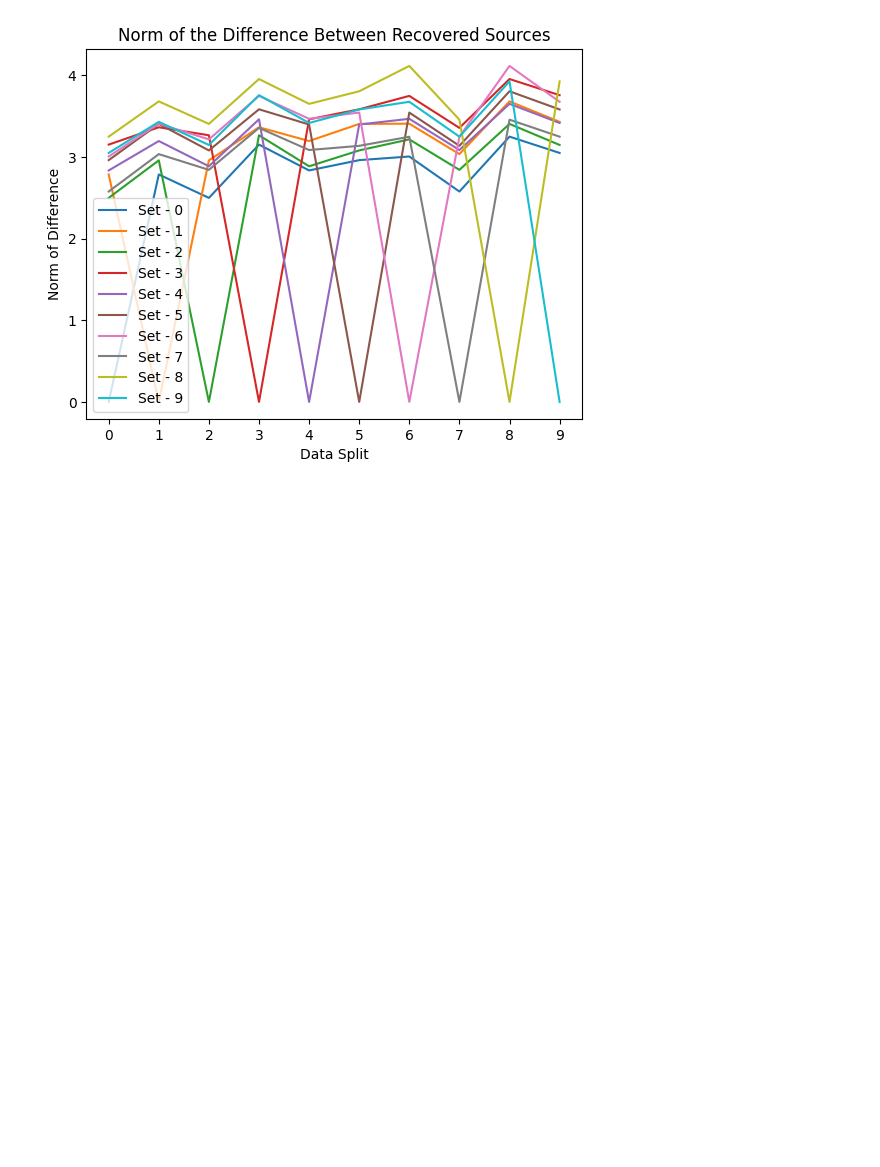
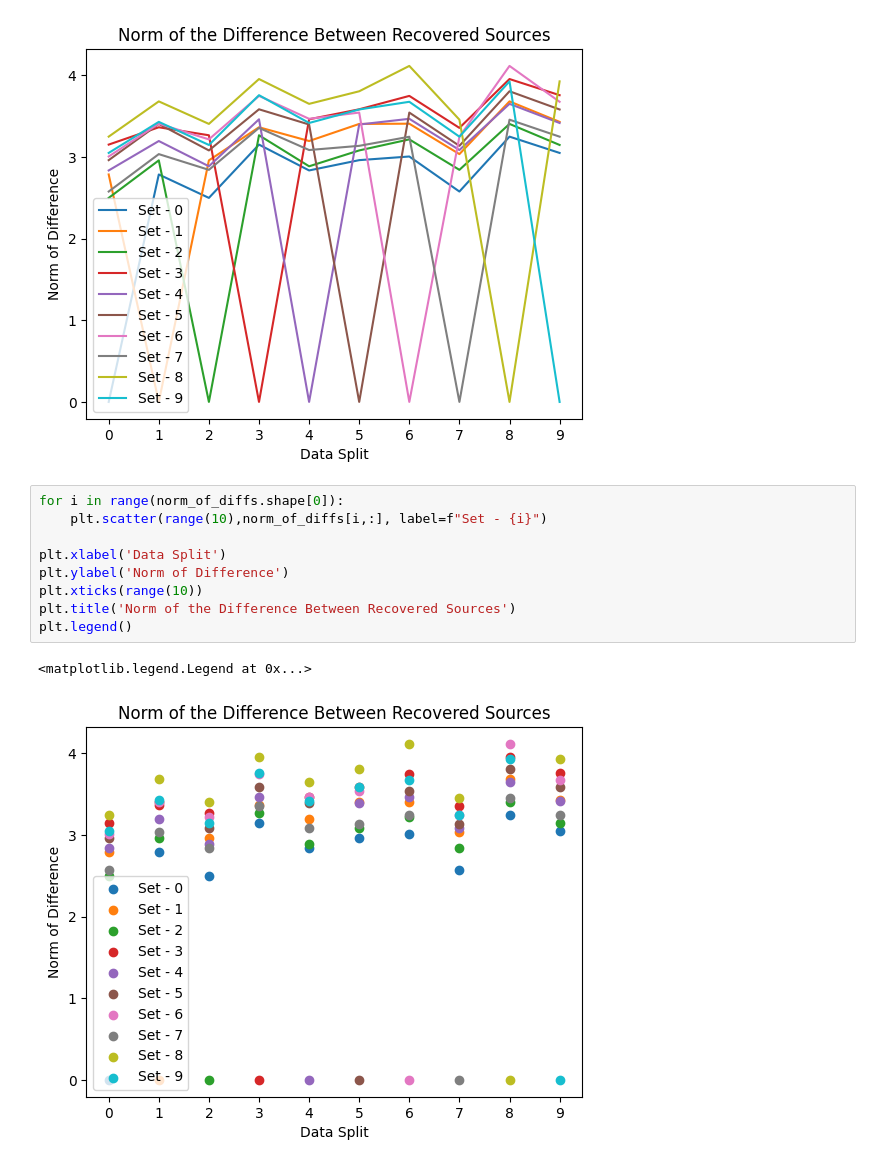
Before and after one commit to matthewmerris/TensorizedRatNets, a Jupyter notebook: notebooks/L300100_baseline.ipynb, the cells around one changed output. Cells and saved outputs as stored; diff of their text form; blank space fills up the shorter version.

```diff
--- a/notebooks/L300100_baseline.ipynb
+++ b/notebooks/L300100_baseline.ipynb
@@ -174,3 +185,15 @@ plt.legend()
 # %% [output]
 <matplotlib.legend.Legend at 0x...>
 [figure]
+# %%
+for i in range(norm_of_diffs.shape[0]):
+    plt.scatter(range(10),norm_of_diffs[i,:], label=f"Set - {i}")
+
+plt.xlabel('Data Split')
+plt.ylabel('Norm of Difference')
+plt.xticks(range(10))
+plt.title('Norm of the Difference Between Recovered Sources')
+plt.legend()
+# %% [output]
+<matplotlib.legend.Legend at 0x...>
+[figure, added]
```
Also changed, not shown: parts of 1 cell of this notebook, 2 other files.
